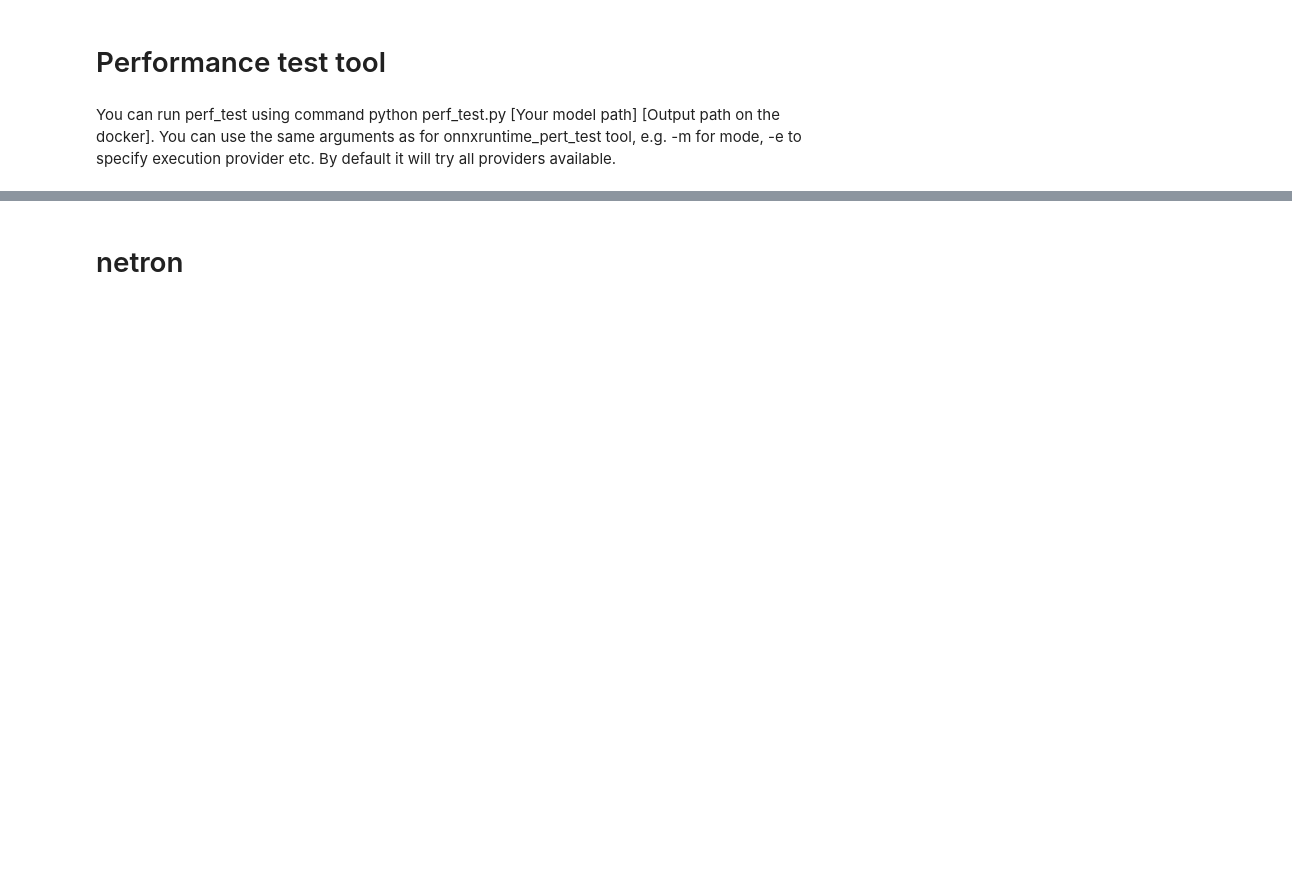
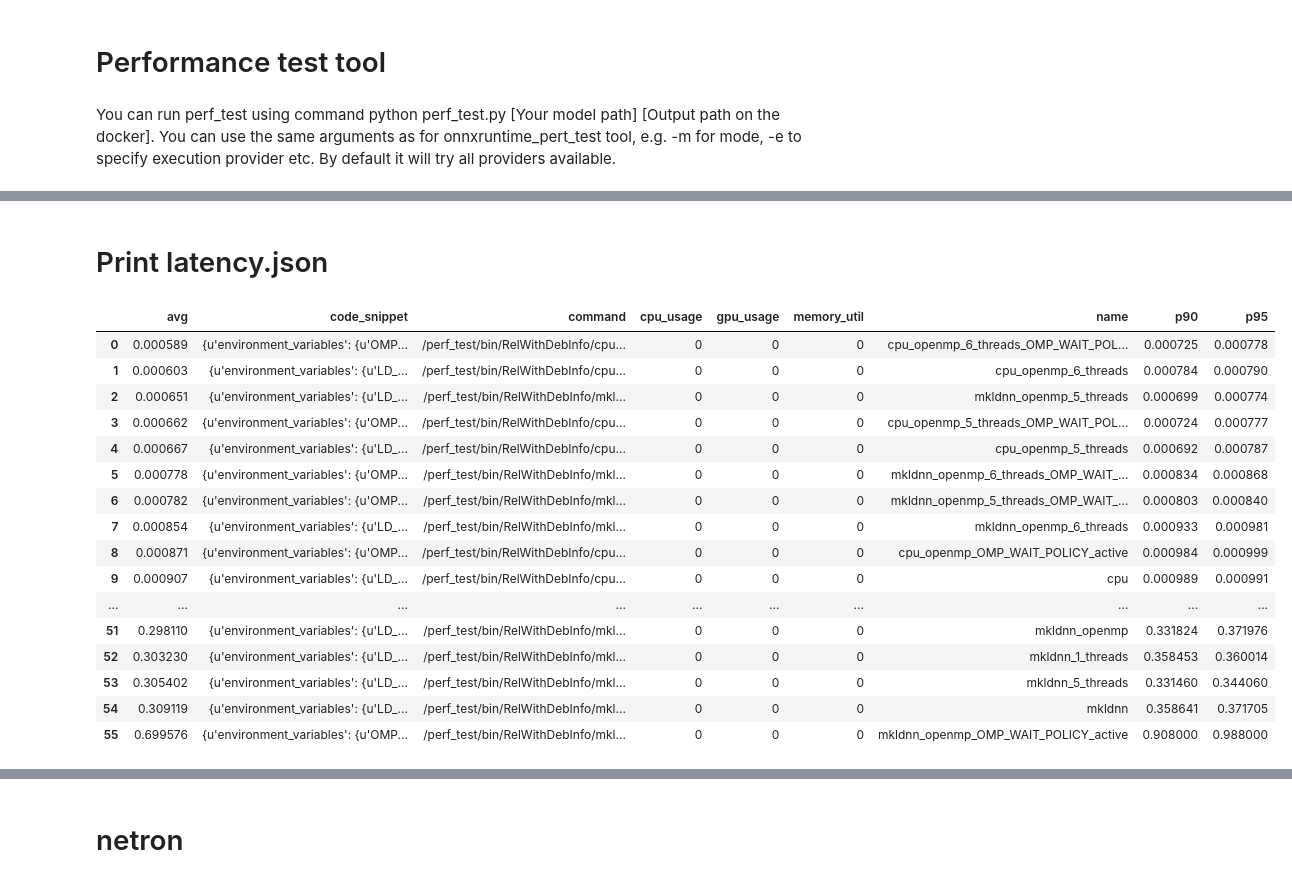
Before and after one commit to microsoft/Olive, a Jupyter notebook: notebook/onnx-pipeline.ipynb, the cells around one changed output, grey strips where cells are left out. Drawn from its saved outputs; the diff is of its cells as text; code cells hidden in the pictures; blank space fills up the shorter version.

```diff
--- a/notebook/onnx-pipeline.ipynb
+++ b/notebook/onnx-pipeline.ipynb
@@ -28,10 +28,15 @@ Install the onnxpipeline SDK
 # %%
 import onnxpipeline
 
-# test tensorflow
-pipeline = onnxpipeline.Pipeline('mnist/model')
+pipeline = onnxpipeline.Pipeline()
 
-# test pytorch
+# onnx
+#pipeline = onnxpipeline.Pipeline('onnx')
+
+# tensorflow
+#pipeline = onnxpipeline.Pipeline('mnist/model')
+
+# pytorch
 #pipeline = onnxpipeline.Pipeline('pytorch')
 
 # cntk
@@ -46,7 +51,7 @@ pipeline = onnxpipeline.Pipeline('mnist/model')
 # caffe
 #pipeline = onnxpipeline.Pipeline('caffe')
 
-# empty
+# current directory
 #pipeline = onnxpipeline.Pipeline()
 
 # test mxnet fail
@@ -87,24 +100,26 @@ This image is used to convert model from major model frameworks to onnx. Support
 
 You can run the docker image with customized parameters.
 # %%
- # test tensorflow
-model = pipeline.convert_model(model_type='tensorflow')
+
+model = pipeline.convert_model(model='onnx/perf-test/ImageQnA.onnx', model_type='onnx')
+
+# test tensorflow
+#model = pipeline.convert_model(model_type='tensorflow')
 
 # test pytorch
-#model = pipeline.convert_model(model_type='pytorch', model='saved_model.pb', input_json='input.json', convert_json=True)
+#model = pipeline.convert_model(model_type='pytorch', model='saved_model.pb', model_input_shapes='(1,3,224,224)')
 
 # test cntk
 #model = pipeline.convert_model(model_type='cntk', model='ResNet50_ImageNet_Caffe.model')
 
 # test keras
-#model = pipeline.convert_model(model_type='keras', model='keras_Average_ImageNet.keras', input_json='input.json', convert_json=True)
+#model = pipeline.convert_model(model_type='keras', model='keras_Average_ImageNet.keras')
 
 # test sklearn
-#model = pipeline.convert_model(model_type='scikit-learn', model='sklearn_svc.joblib', initial_types=("float_input", "FloatTensorType([1,4])"), input_json='input.json', convert_json=True)
+#model = pipeline.convert_model(model_type='scikit-learn', model='sklearn_svc.joblib', initial_types=("float_input", "FloatTensorType([1,4])"))
 
 # test caffe
-#model = pipeline.convert_model(model_type='caffe', model='bvlc_alexnet.caffemodel', caffe_model_prototxt ='deploy.prototxt', input_json='input.json', convert_json=True)
-
+#model = pipeline.convert_model(model_type='caffe', model='bvlc_alexnet.caffemodel')
 
 # test mxnet
 #model = pipeline.convert_model(model_type='mxnet', model='resnet.json', model_params='resnet.params', model_input_shapes='(1,3,224,224)')
@@ -181,6 +204,6 @@ model = pipeline.convert_model(model_type='tensorflow')
 # %% [markdown]
 You can run perf_test using command python perf_test.py [Your model path] [Output path on the docker]. You can use the same arguments as for onnxruntime_pert_test tool, e.g. -m for mode, -e to specify execution provider etc. By default it will try all providers available.
 # %%
-result = pipeline.perf_test(model=model, r=99)
+result = pipeline.perf_test(model=model)
 #result = pipeline.perf_test()   # is ok, too
 # %% [output]
@@ -253,0 +304,4 @@ Optional. The path of the result.
+# %%
+r = pipeline.get_result(result)
+#r.latency
+#r.profiling
@@ -253,0 +326,22 @@ Optional. The path of the result.
+# %% [markdown]
+# Print latency.json
+# %%
+r.prints()
+# %% [output]
+|  | avg | code_snippet | command | cpu_usage | gpu_usage | memory_util | name | p90 | p95 |
+| 0 | 0.000589 | {u'environment_variables': {u'OMP... | /perf_test/bin/RelWithDebInfo/cpu... | 0 | 0 | 0 | cpu_openmp_6_threads_OMP_WAIT_POL... | 0.000725 | 0.000778 |
+| 1 | 0.000603 | {u'environment_variables': {u'LD_... | /perf_test/bin/RelWithDebInfo/cpu... | 0 | 0 | 0 | cpu_openmp_6_threads | 0.000784 | 0.000790 |
+| 2 | 0.000651 | {u'environment_variables': {u'LD_... | /perf_test/bin/RelWithDebInfo/mkl... | 0 | 0 | 0 | mkldnn_openmp_5_threads | 0.000699 | 0.000774 |
+| 3 | 0.000662 | {u'environment_variables': {u'OMP... | /perf_test/bin/RelWithDebInfo/cpu... | 0 | 0 | 0 | cpu_openmp_5_threads_OMP_WAIT_POL... | 0.000724 | 0.000777 |
+| 4 | 0.000667 | {u'environment_variables': {u'LD_... | /perf_test/bin/RelWithDebInfo/cpu... | 0 | 0 | 0 | cpu_openmp_5_threads | 0.000692 | 0.000787 |
+| 5 | 0.000778 | {u'environment_variables': {u'OMP... | /perf_test/bin/RelWithDebInfo/mkl... | 0 | 0 | 0 | mkldnn_openmp_6_threads_OMP_WAIT_... | 0.000834 | 0.000868 |
+| 6 | 0.000782 | {u'environment_variables': {u'OMP... | /perf_test/bin/RelWithDebInfo/mkl... | 0 | 0 | 0 | mkldnn_openmp_5_threads_OMP_WAIT_... | 0.000803 | 0.000840 |
+| 7 | 0.000854 | {u'environment_variables': {u'LD_... | /perf_test/bin/RelWithDebInfo/mkl... | 0 | 0 | 0 | mkldnn_openmp_6_threads | 0.000933 | 0.000981 |
+| 8 | 0.000871 | {u'environment_variables': {u'OMP... | /perf_test/bin/RelWithDebInfo/cpu... | 0 | 0 | 0 | cpu_openmp_OMP_WAIT_POLICY_active | 0.000984 | 0.000999 |
+| 9 | 0.000907 | {u'environment_variables': {u'LD_... | /perf_test/bin/RelWithDebInfo/cpu... | 0 | 0 | 0 | cpu | 0.000989 | 0.000991 |
+| ... | ... | ... | ... | ... | ... | ... | ... | ... | ... |
+| 51 | 0.298110 | {u'environment_variables': {u'LD_... | /perf_test/bin/RelWithDebInfo/mkl... | 0 | 0 | 0 | mkldnn_openmp | 0.331824 | 0.371976 |
+| 52 | 0.303230 | {u'environment_variables': {u'LD_... | /perf_test/bin/RelWithDebInfo/mkl... | 0 | 0 | 0 | mkldnn_1_threads | 0.358453 | 0.360014 |
+| 53 | 0.305402 | {u'environment_variables': {u'LD_... | /perf_test/bin/RelWithDebInfo/mkl... | 0 | 0 | 0 | mkldnn_5_threads | 0.331460 | 0.344060 |
+| 54 | 0.309119 | {u'environment_variables': {u'LD_... | /perf_test/bin/RelWithDebInfo/mkl... | 0 | 0 | 0 | mkldnn | 0.358641 | 0.371705 |
+| 55 | 0.699576 | {u'environment_variables': {u'OMP... | /perf_test/bin/RelWithDebInfo/mkl... | 0 | 0 | 0 | mkldnn_openmp_OMP_WAIT_POLICY_active | 0.908000 | 0.988000 |
```
Also changed, not shown: parts of 22 cells of this notebook, 1 other file.
